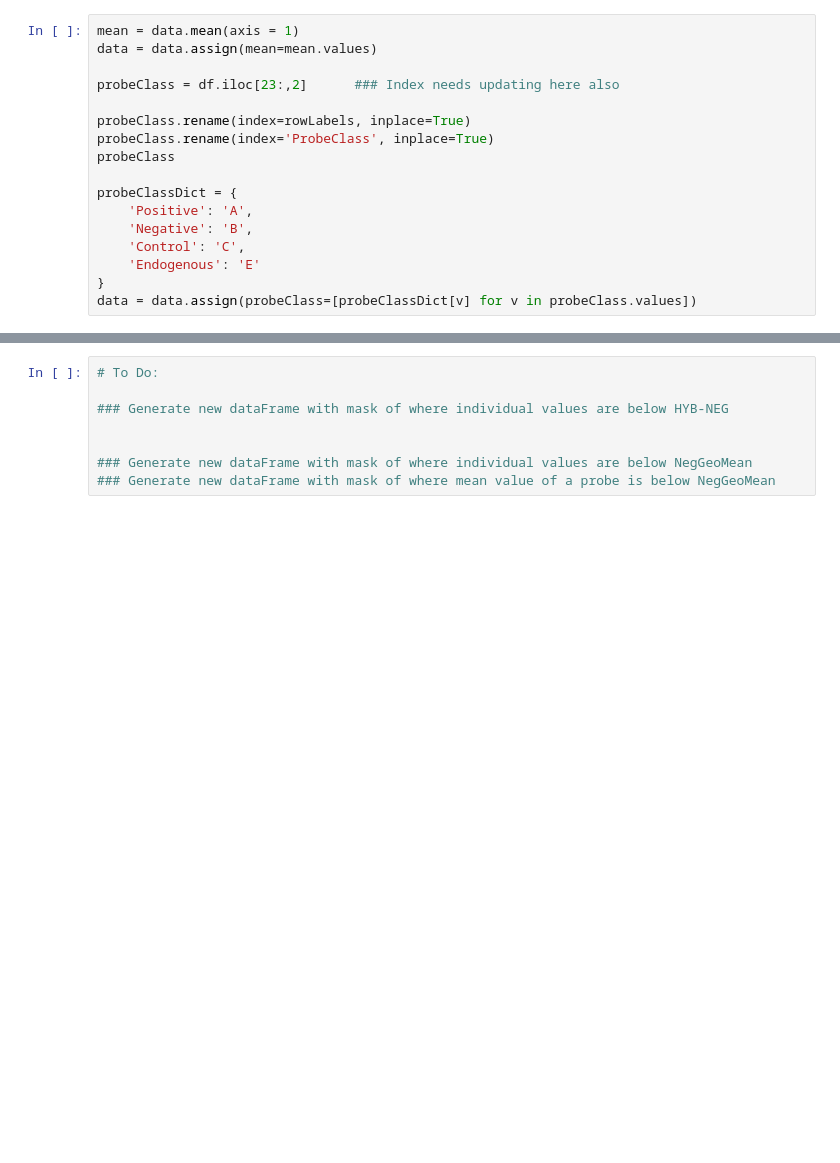
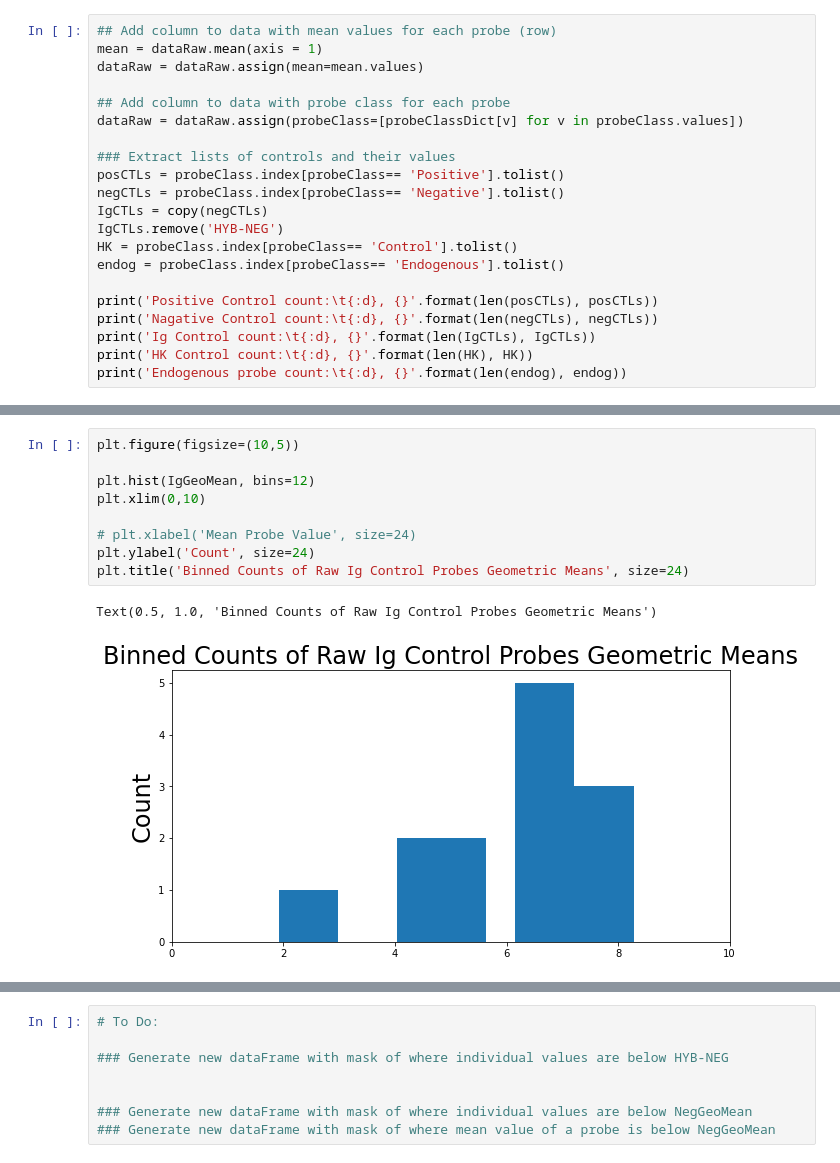
Before and after one commit to kyleupton/NanoString, a Jupyter notebook: DSP_nCounter_Protein_QC.ipynb, the cells around one changed output, grey strips where cells are left out. Cells and saved outputs as stored; diff of their text form; blank space fills up the shorter version.

```diff
--- a/DSP_nCounter_Protein_QC.ipynb
+++ b/DSP_nCounter_Protein_QC.ipynb
@@ -58,17 +62,21 @@ data = data.assign(mean=mean.values)
 # %%
-mean = data.mean(axis = 1)
-data = data.assign(mean=mean.values)
+## Add column to data with mean values for each probe (row)
+mean = dataRaw.mean(axis = 1)
+dataRaw = dataRaw.assign(mean=mean.values)
 
-probeClass = df.iloc[23:,2]      ### Index needs updating here also
+## Add column to data with probe class for each probe
+dataRaw = dataRaw.assign(probeClass=[probeClassDict[v] for v in probeClass.values])
 
-probeClass.rename(index=rowLabels, inplace=True)
-probeClass.rename(index='ProbeClass', inplace=True)
-probeClass
+### Extract lists of controls and their values
+posCTLs = probeClass.index[probeClass== 'Positive'].tolist()
+negCTLs = probeClass.index[probeClass== 'Negative'].tolist()
+IgCTLs = copy(negCTLs)
+IgCTLs.remove('HYB-NEG')
+HK = probeClass.index[probeClass== 'Control'].tolist()
+endog = probeClass.index[probeClass== 'Endogenous'].tolist()
 
-probeClassDict = {
-    'Positive': 'A',
-    'Negative': 'B',
-    'Control': 'C',
-    'Endogenous': 'E'
-}
-data = data.assign(probeClass=[probeClassDict[v] for v in probeClass.values])
+print('Positive Control count:\t{:d}, {}'.format(len(posCTLs), posCTLs))
+print('Nagative Control count:\t{:d}, {}'.format(len(negCTLs), negCTLs))
+print('Ig Control count:\t{:d}, {}'.format(len(IgCTLs), IgCTLs))
+print('HK Control count:\t{:d}, {}'.format(len(HK), HK))
+print('Endogenous probe count:\t{:d}, {}'.format(len(endog), endog))
@@ -141,0 +271,12 @@ surfArea = sampleInfo.loc['AOI surface area']#.values.flatten()
+# %%
+plt.figure(figsize=(10,5))
+
+plt.hist(IgGeoMean, bins=12)
+plt.xlim(0,10)
+
+# plt.xlabel('Mean Probe Value', size=24)
+plt.ylabel('Count', size=24)
+plt.title('Binned Counts of Raw Ig Control Probes Geometric Means', size=24)
+# %% [output]
+Text(0.5, 1.0, 'Binned Counts of Raw Ig Control Probes Geometric Means')
+[figure, added]
```
Also changed, not shown: parts of 75 cells of this notebook.
